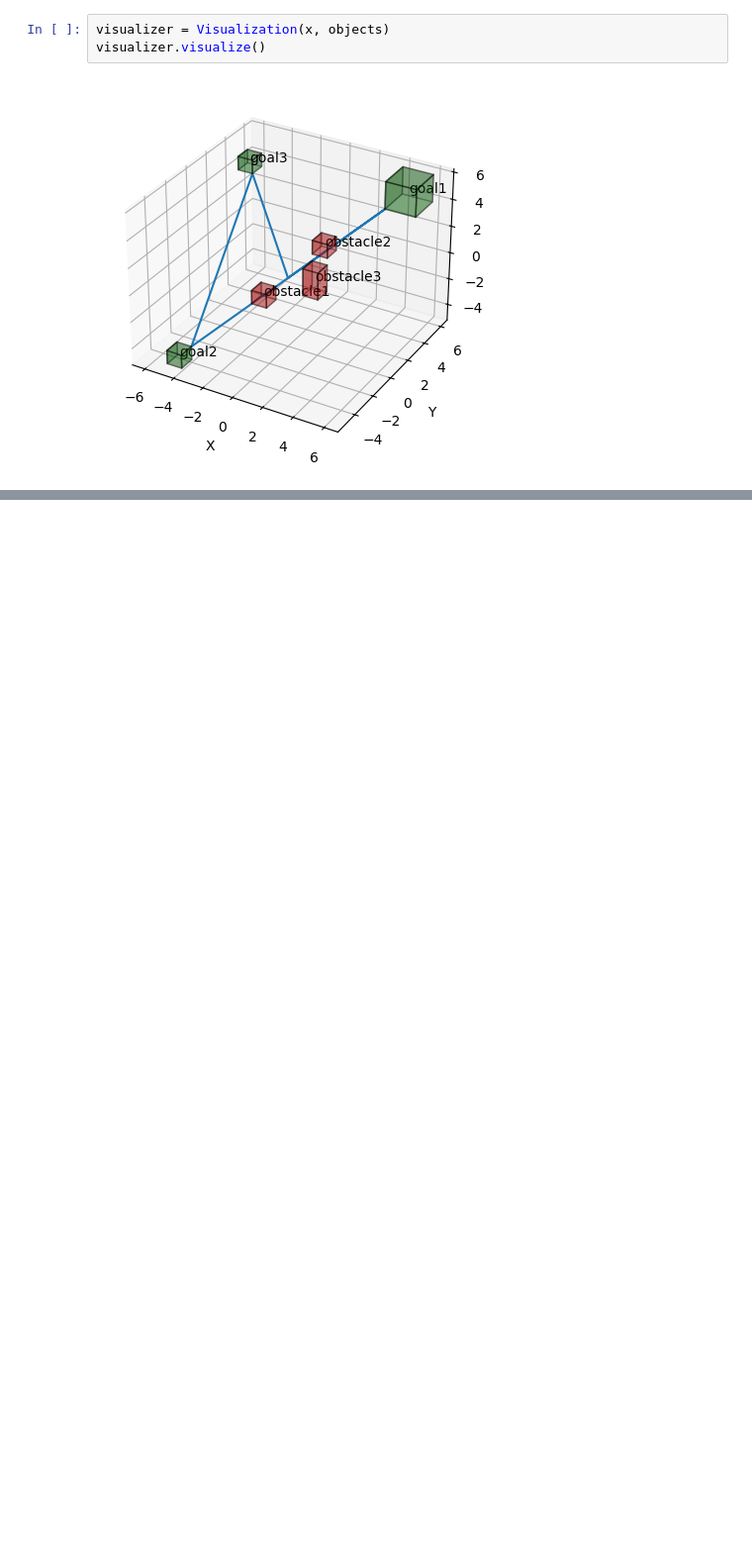
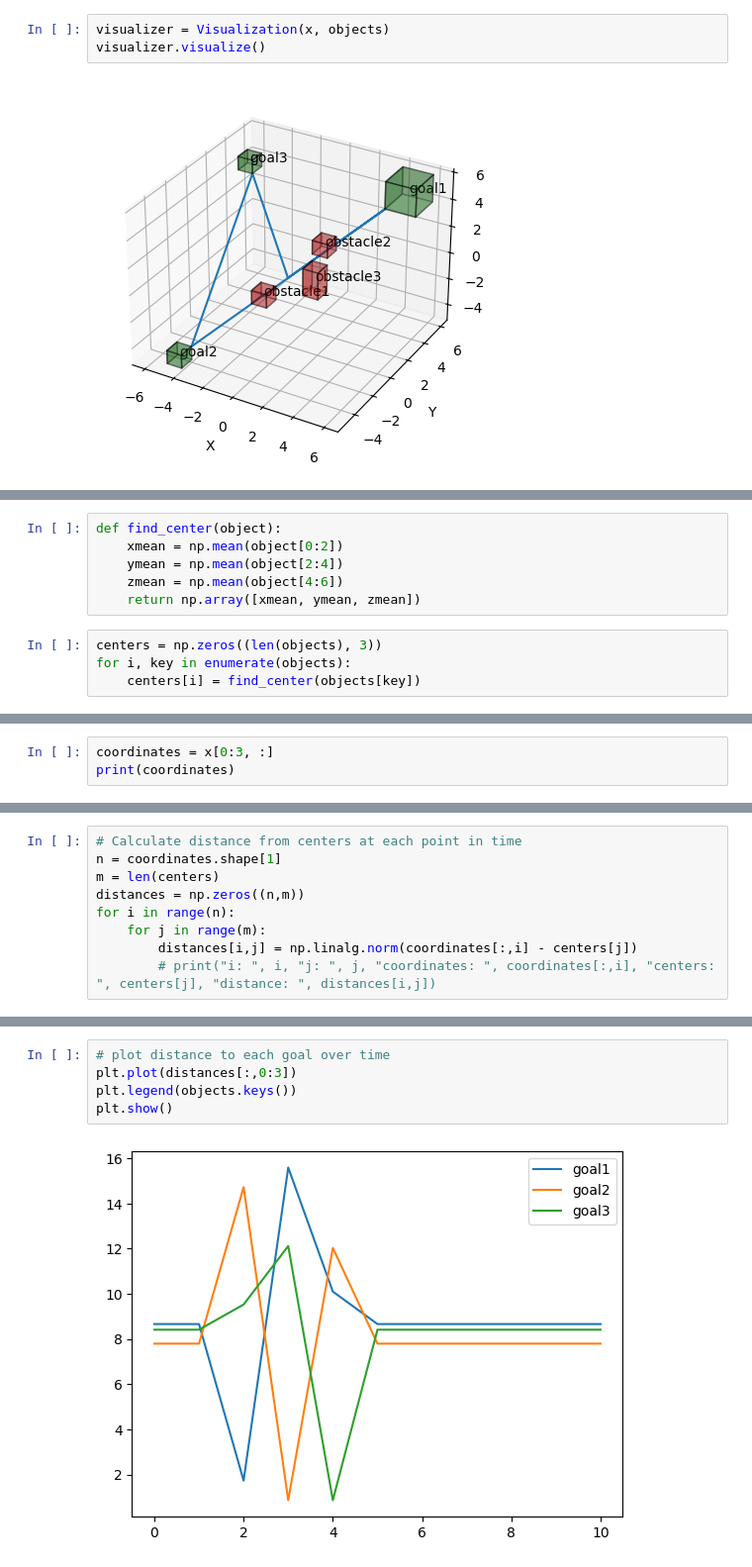
Before and after one commit to TeunvdL/VernaCopter, a Jupyter notebook: Pipeline_TL/Test_obstacle_distance.ipynb, the cells around one changed output, grey strips where cells are left out. Shown at 99% size. Drawn from its saved outputs; the diff is of its cells as text; blank space fills up the shorter version.

Commit message:
Make visualization for distance to objects

```diff
--- a/Pipeline_TL/Test_obstacle_distance.ipynb
+++ b/Pipeline_TL/Test_obstacle_distance.ipynb
@@ -51,0 +25,10 @@ array([[ 4.        ,  6.        ],
+# %%
+def find_center(object):
+    xmean = np.mean(object[0:2])
+    ymean = np.mean(object[2:4])
+    zmean = np.mean(object[4:6])
+    return np.array([xmean, ymean, zmean])
+# %%
+centers = np.zeros((len(objects), 3))
+for i, key in enumerate(objects):
+    centers[i] = find_center(objects[key])
@@ -51,0 +44,3 @@ array([[ 4.        ,  6.        ],
+# %%
+coordinates = x[0:3, :]
+print(coordinates)
@@ -51,0 +51,9 @@ array([[ 4.        ,  6.        ],
+# %%
+# Calculate distance from centers at each point in time
+n = coordinates.shape[1]
+m = len(centers)
+distances = np.zeros((n,m))
+for i in range(n):
+    for j in range(m):
+        distances[i,j] = np.linalg.norm(coordinates[:,i] - centers[j])
+        # print("i: ", i, "j: ", j, "coordinates: ", coordinates[:,i], "centers: ", centers[j], "distance: ", distances[i,j])
@@ -51,0 +76,7 @@ array([[ 4.        ,  6.        ],
+# %%
+# plot distance to each goal over time
+plt.plot(distances[:,0:3])
+plt.legend(objects.keys())
+plt.show()
+# %% [output]
+[figure, added]
```
Also changed, not shown: parts of 8 cells of this notebook.
